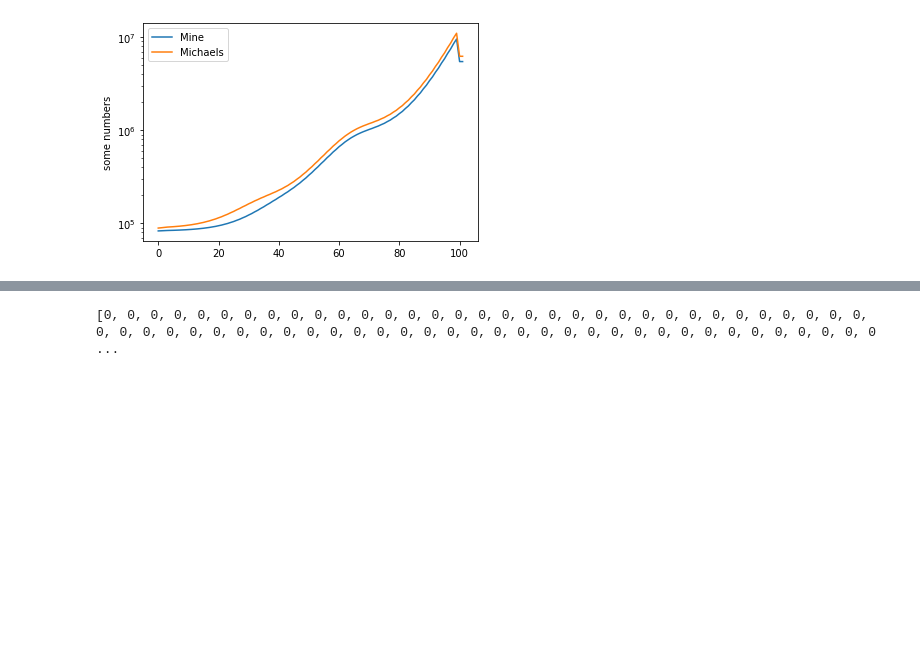
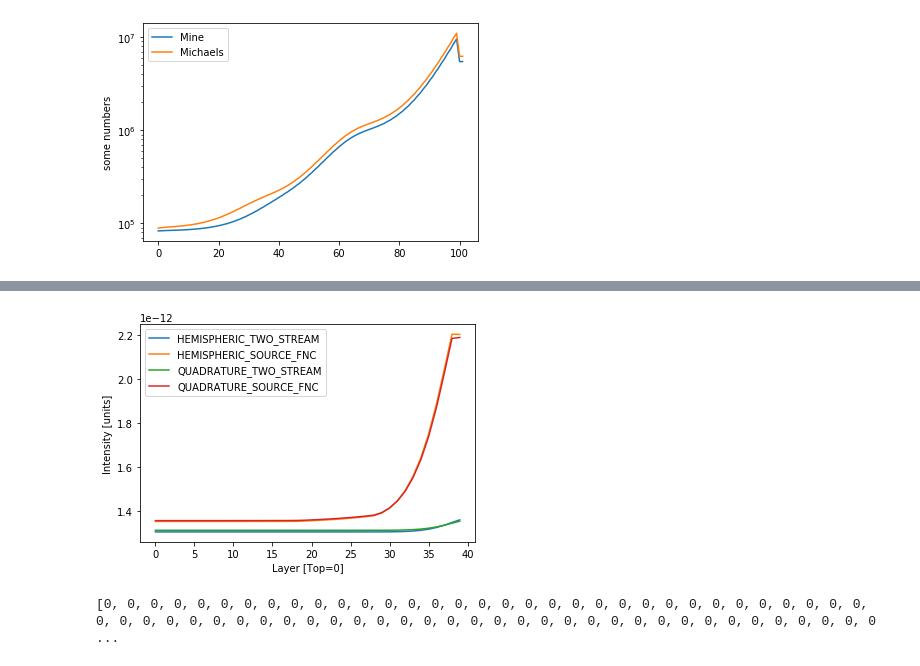
Before and after one commit to galexv/Jups, a Jupyter notebook: two_stream_tests.ipynb, the cells around one changed output, grey strips where cells are left out. Cells and saved outputs as stored; diff of their text form; code cells hidden in the pictures; blank space fills up the shorter version.

Commit message:
now double 2 stream

```diff
--- a/two_stream_tests.ipynb
+++ b/two_stream_tests.ipynb
@@ -1178,3 +992,71 @@ plt.savefig('/home/imalsky/Desktop/test.png', dpi=300, bbox_inches='tight')
+# %%
+
+mylist = [1.30478361e-12, 1.35218460e-12, 1.31220086e-12, 1.35605899e-12,
+1.30478361e-12, 1.35218493e-12, 1.31220086e-12, 1.35605929e-12,
+1.30478361e-12, 1.35218537e-12, 1.31220086e-12, 1.35605971e-12,
+1.30478361e-12, 1.35218596e-12, 1.31220086e-12, 1.35606027e-12,
+1.30478361e-12, 1.35218679e-12, 1.31220086e-12, 1.35606105e-12,
+1.30478361e-12, 1.35218789e-12, 1.31220086e-12, 1.35606209e-12,
+1.30478361e-12, 1.35218936e-12, 1.31220086e-12, 1.35606348e-12,
+1.30478361e-12, 1.35219133e-12, 1.31220086e-12, 1.35606534e-12,
+1.30478361e-12, 1.35219393e-12, 1.31220086e-12, 1.35606780e-12,
+1.30478361e-12, 1.35220073e-12, 1.31220086e-12, 1.35607422e-12,
+1.30478361e-12, 1.35221876e-12, 1.31220086e-12, 1.35609125e-12,
+1.30478362e-12, 1.35224880e-12, 1.31220086e-12, 1.35611962e-12,
+1.30478362e-12, 1.35229098e-12, 1.31220086e-12, 1.35615946e-12,
+1.30478363e-12, 1.35234405e-12, 1.31220086e-12, 1.35620959e-12,
+1.30478364e-12, 1.35240425e-12, 1.31220087e-12, 1.35626645e-12,
+1.30478365e-12, 1.35246374e-12, 1.31220087e-12, 1.35632264e-12,
+1.30478367e-12, 1.35253510e-12, 1.31220088e-12, 1.35639004e-12,
+1.30478369e-12, 1.35262664e-12, 1.31220089e-12, 1.35647651e-12,
+1.30478376e-12, 1.35287570e-12, 1.31220092e-12, 1.35671179e-12,
+1.30478422e-12, 1.35390562e-12, 1.31220121e-12, 1.35768498e-12,
+1.30478559e-12, 1.35557572e-12, 1.31220214e-12, 1.35926409e-12,
+1.30478819e-12, 1.35757719e-12, 1.31220399e-12, 1.36115809e-12,
+1.30479138e-12, 1.35937518e-12, 1.31220629e-12, 1.36286089e-12,
+1.30479651e-12, 1.36163636e-12, 1.31221003e-12, 1.36500393e-12,
+1.30480411e-12, 1.36430850e-12, 1.31221562e-12, 1.36753842e-12,
+1.30481440e-12, 1.36726337e-12, 1.31222322e-12, 1.37034296e-12,
+1.30482728e-12, 1.37034823e-12, 1.31223275e-12, 1.37327193e-12,
+1.30484601e-12, 1.37410431e-12, 1.31224668e-12, 1.37683769e-12,
+1.30487284e-12, 1.37854279e-12, 1.31226667e-12, 1.38104782e-12,
+1.30497021e-12, 1.39054042e-12, 1.31233943e-12, 1.39242120e-12,
+1.30523501e-12, 1.41277953e-12, 1.31253794e-12, 1.41352982e-12,
+1.30580479e-12, 1.44581015e-12, 1.31296598e-12, 1.44495542e-12,
+1.30689917e-12, 1.49214497e-12, 1.31378920e-12, 1.48918149e-12,
+1.30886211e-12, 1.55650408e-12, 1.31526701e-12, 1.55087292e-12,
+1.31210190e-12, 1.64019850e-12, 1.31770739e-12, 1.63140566e-12,
+1.31723661e-12, 1.74895837e-12, 1.32157645e-12, 1.73658161e-12,
+1.32481817e-12, 1.88386525e-12, 1.32729033e-12, 1.86788552e-12,
+1.33510757e-12, 2.04034600e-12, 1.33504534e-12, 2.02159806e-12,
+1.34749244e-12, 2.20200644e-12, 1.34437852e-12, 2.18295834e-12,
+1.35946076e-12, 2.20131427e-12, 1.35339474e-12, 2.18749681e-12]
+
+
+
+HEMISPHERIC_TWO_STREAM = []
+HEMISPHERIC_SOURCE_FNC = []
+QUADRATURE_TWO_STREAM = []
+QUADRATURE_SOURCE_FNC = []
+for i in range(0,len(mylist), 4):
+    HEMISPHERIC_TWO_STREAM.append(mylist[i])
+    HEMISPHERIC_SOURCE_FNC.append(mylist[i+1])
+    QUADRATURE_TWO_STREAM.append(mylist[i+2])
+    QUADRATURE_SOURCE_FNC.append(mylist[i+3])
+
+
+plt.plot(range(len(HEMISPHERIC_TWO_STREAM)), HEMISPHERIC_TWO_STREAM, label='HEMISPHERIC_TWO_STREAM')
+plt.plot(range(len(HEMISPHERIC_TWO_STREAM)), HEMISPHERIC_SOURCE_FNC, label='HEMISPHERIC_SOURCE_FNC')
+plt.plot(range(len(HEMISPHERIC_TWO_STREAM)), QUADRATURE_TWO_STREAM,  label='QUADRATURE_TWO_STREAM')
+plt.plot(range(len(HEMISPHERIC_TWO_STREAM)), QUADRATURE_SOURCE_FNC,  label='QUADRATURE_SOURCE_FNC')
+
+
+plt.ylabel('Intensity [units]')
+plt.xlabel('Layer [Top=0]')
+plt.legend()
+plt.savefig('/home/imalsky/Desktop/Atmosphere.png', dpi=300, bbox_inches='tight')
+# %% [output]
+[figure, added]
 # %%
 print ([0] * 102)
 # %% [output]
```
Also changed, not shown: parts of 4 cells of this notebook, 19 other files.
